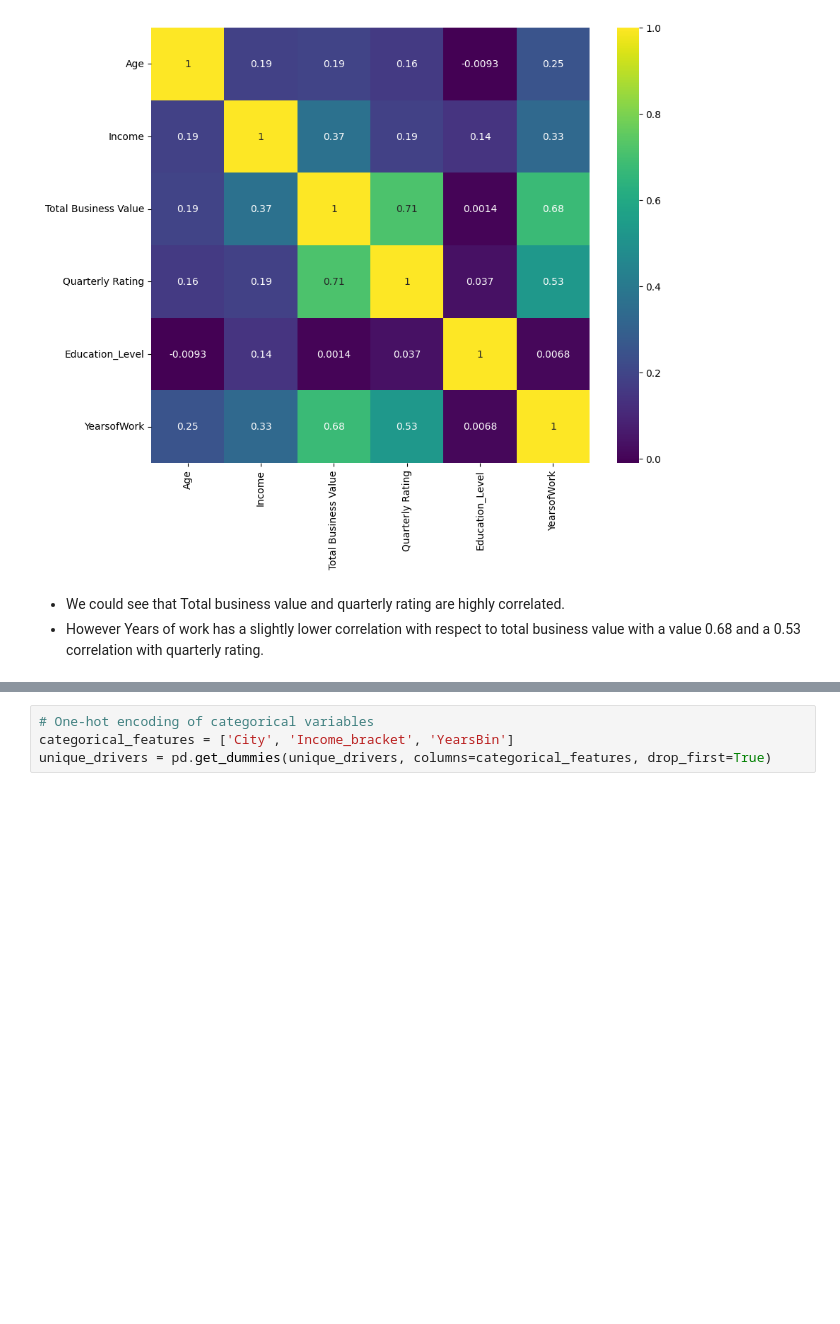
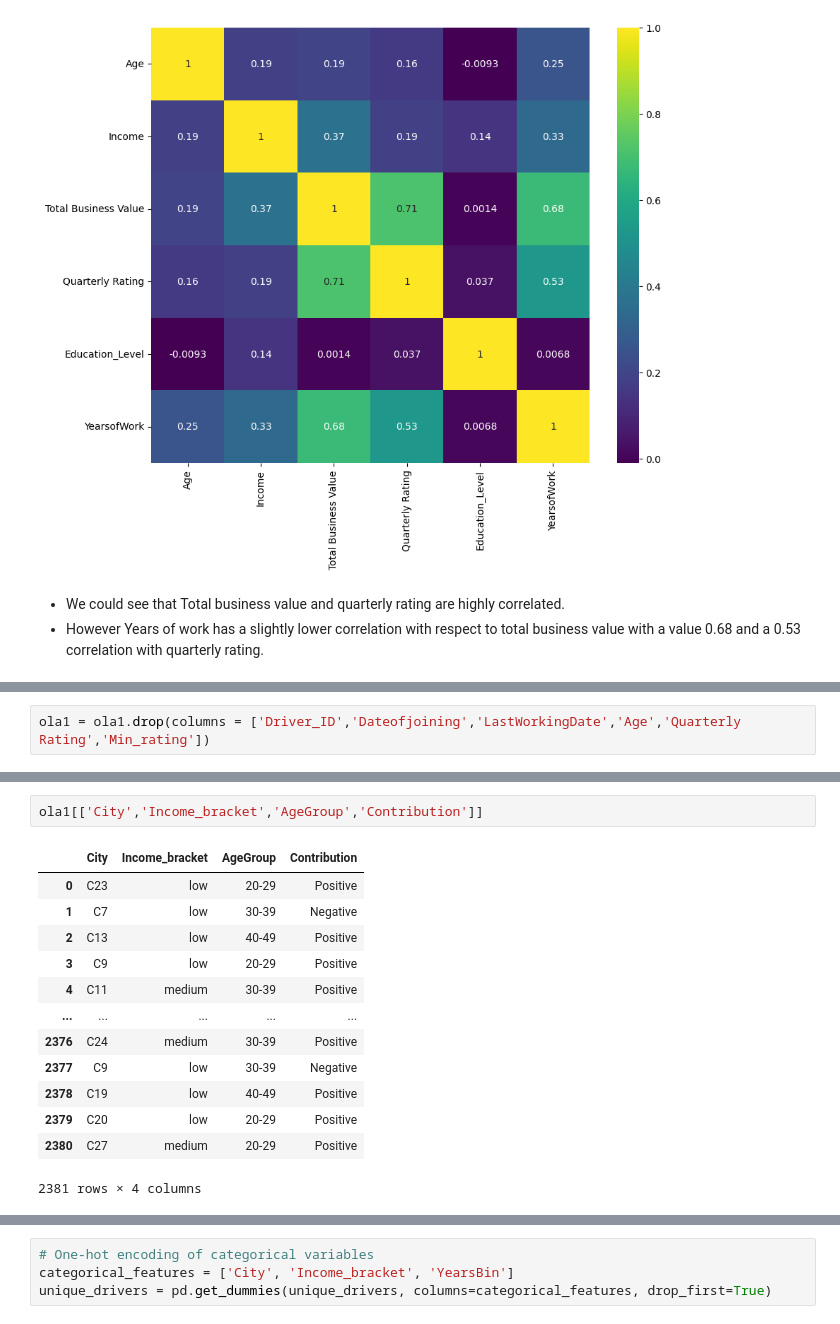
Before and after one commit to ArivalaganRaghavan/OLAensemble, a Jupyter notebook: OLA.ipynb, the cells around one changed output, grey strips where cells are left out. Saved outputs shown, nothing was run; the diff lists cells and outputs as text; blank space fills up the shorter version.

```diff
--- a/OLA.ipynb
+++ b/OLA.ipynb
@@ -1065,0 +1143,2 @@ plt.show()
+# %%
+ola1 = ola1.drop(columns = ['Driver_ID','Dateofjoining','LastWorkingDate','Age','Quarterly Rating','Min_rating'])
@@ -1065,0 +1165,16 @@ plt.show()
+# %%
+ola1[['City','Income_bracket','AgeGroup','Contribution']]
+# %% [output]
+|  | City | Income_bracket | AgeGroup | Contribution |
+| 0 | C23 | low | 20-29 | Positive |
+| 1 | C7 | low | 30-39 | Negative |
+| 2 | C13 | low | 40-49 | Positive |
+| 3 | C9 | low | 20-29 | Positive |
+| 4 | C11 | medium | 30-39 | Positive |
+| ... | ... | ... | ... | ... |
+| 2376 | C24 | medium | 30-39 | Positive |
+| 2377 | C9 | low | 30-39 | Negative |
+| 2378 | C19 | low | 40-49 | Positive |
+| 2379 | C20 | low | 20-29 | Positive |
+| 2380 | C27 | medium | 20-29 | Positive |
+2381 rows × 4 columns
```
Also changed, not shown: parts of 29 cells of this notebook.
